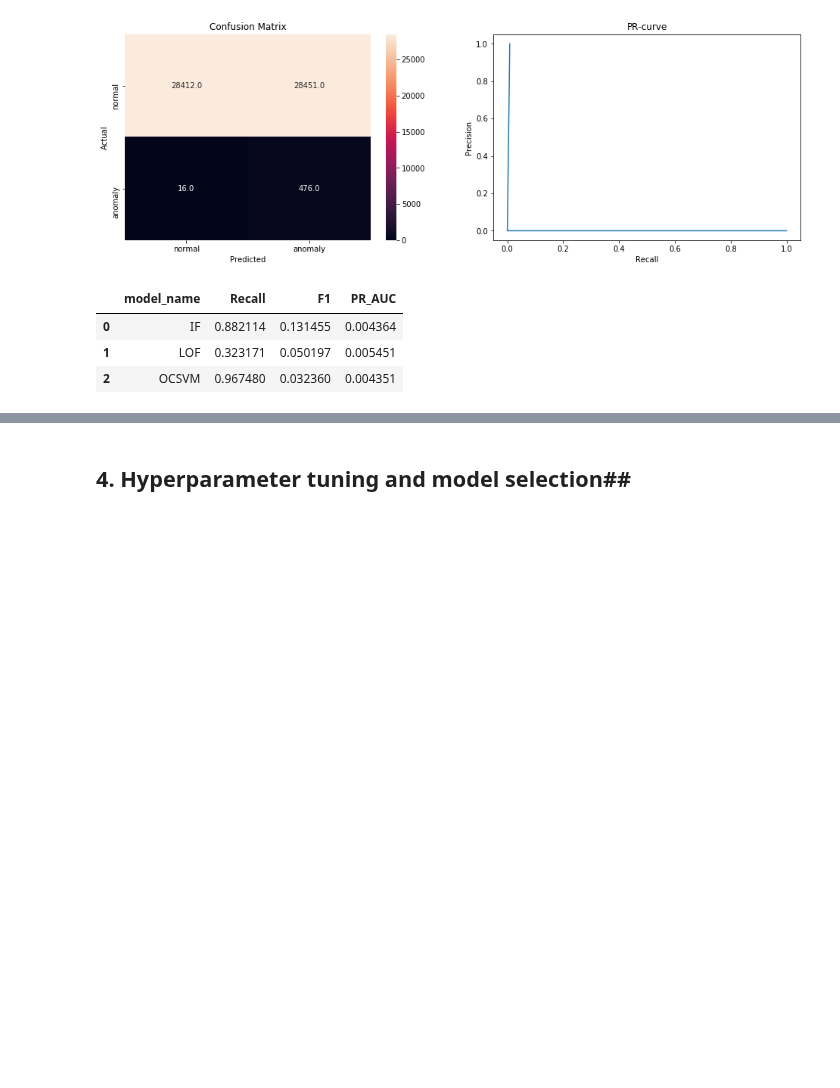
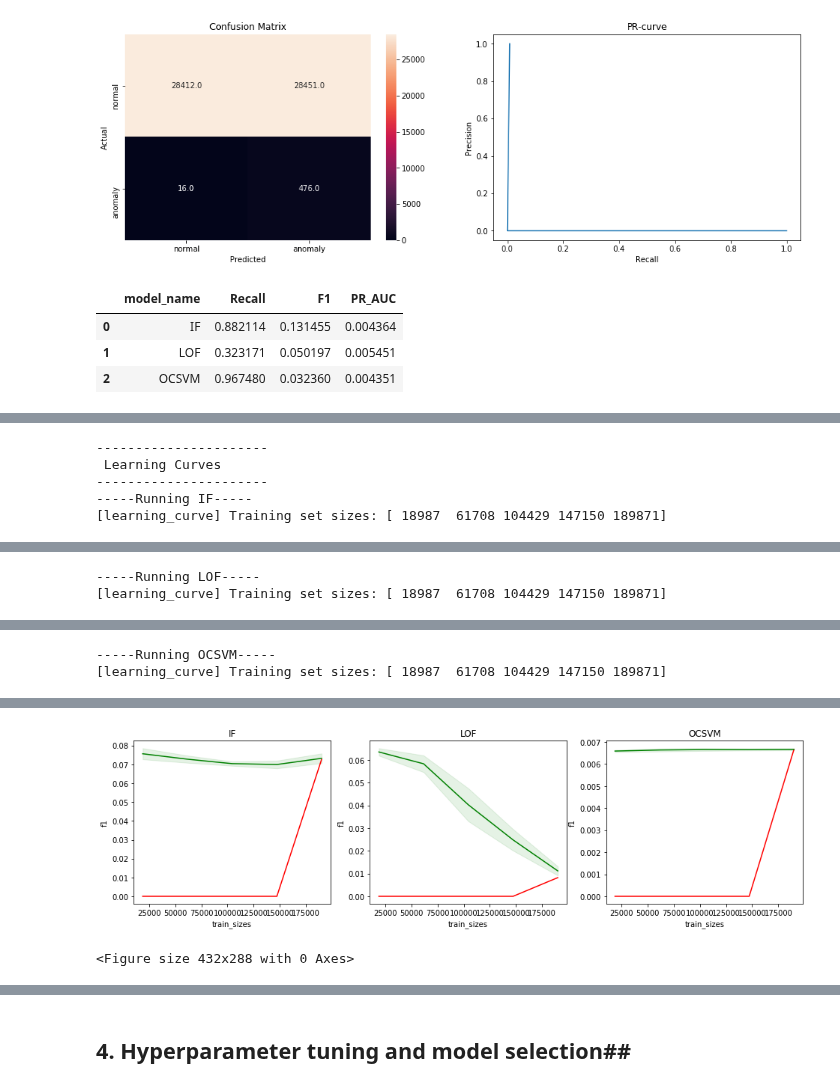
Before and after one commit to SwapnilSParkhe/Machine-Learning, a Jupyter notebook: Projects/Credit Card Fraud Detection/2c. Hyper-parameter Tuning and Model Selection.ipynb, the cells around one changed output, grey strips where cells are left out. Drawn from its saved outputs; the diff is of its cells as text; code cells hidden in the pictures; blank space fills up the shorter version.

Commit message:
Learning curve (run on Google Colab)

```diff
--- a/Projects/Credit Card Fraud Detection/2c. Hyper-parameter Tuning and Model Selection.ipynb
+++ b/Projects/Credit Card Fraud Detection/2c. Hyper-parameter Tuning and Model Selection.ipynb
@@ -303,8 +369,8 @@ class Preliminary_diagnosis():
             plt.show()
             plt.tight_layout()
 # %%
-#Instantiating and running our "Preliminary_diagnosis" for BADs
-PD = Preliminary_diagnosis(models, models_hps_ranges, seed)
-PD.prep_data_for_VC(X_in, y_in, X_in_out, y_in_out)
-PD.plot_VC(custom_f1_score, 3)
+#Instantiating and doing necessary things for our "Preliminary_diagnosis" for BADs
+PD = BAD_diagnosis(models, models_hps_ranges, seed)
+PD.provide_data(X_in, y_in, X_in_out, y_in_out)
+PD.prep_data_for_VC()
 # %% [output]
@@ -330,0 +379,9 @@ Passing hyperparameter, gamma, which takes these values [1.e-03 1.e-02 1.e-01 1.
+# %%
+#Plotting LC - Seems like using whole data is gonna be more useful rather than a small chunk; we'll still use the
+PD.plot_LC(custom_f1_score, 3)
+# %% [output]
+----------------------
+ Learning Curves
+----------------------
+-----Running IF-----
+[learning_curve] Training set sizes: [ 18987  61708 104429 147150 189871]
@@ -330,0 +397,2 @@ Passing hyperparameter, gamma, which takes these values [1.e-03 1.e-02 1.e-01 1.
+-----Running LOF-----
+[learning_curve] Training set sizes: [ 18987  61708 104429 147150 189871]
@@ -330,0 +405,2 @@ Passing hyperparameter, gamma, which takes these values [1.e-03 1.e-02 1.e-01 1.
+-----Running OCSVM-----
+[learning_curve] Training set sizes: [ 18987  61708 104429 147150 189871]
@@ -330,0 +416,2 @@ Passing hyperparameter, gamma, which takes these values [1.e-03 1.e-02 1.e-01 1.
+[figure, added]
+<Figure size 432x288 with 0 Axes>
```
Also changed, not shown: parts of 14 cells of this notebook.
